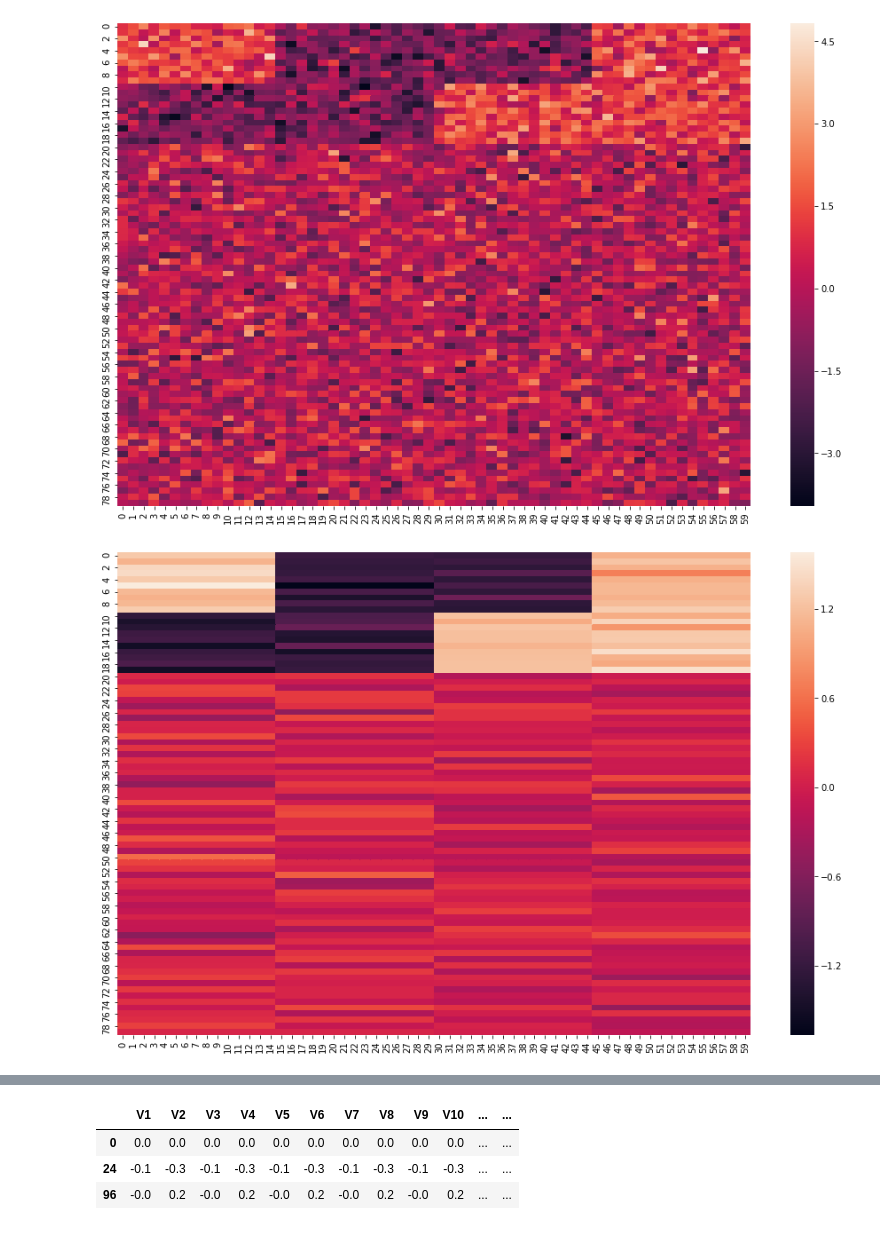
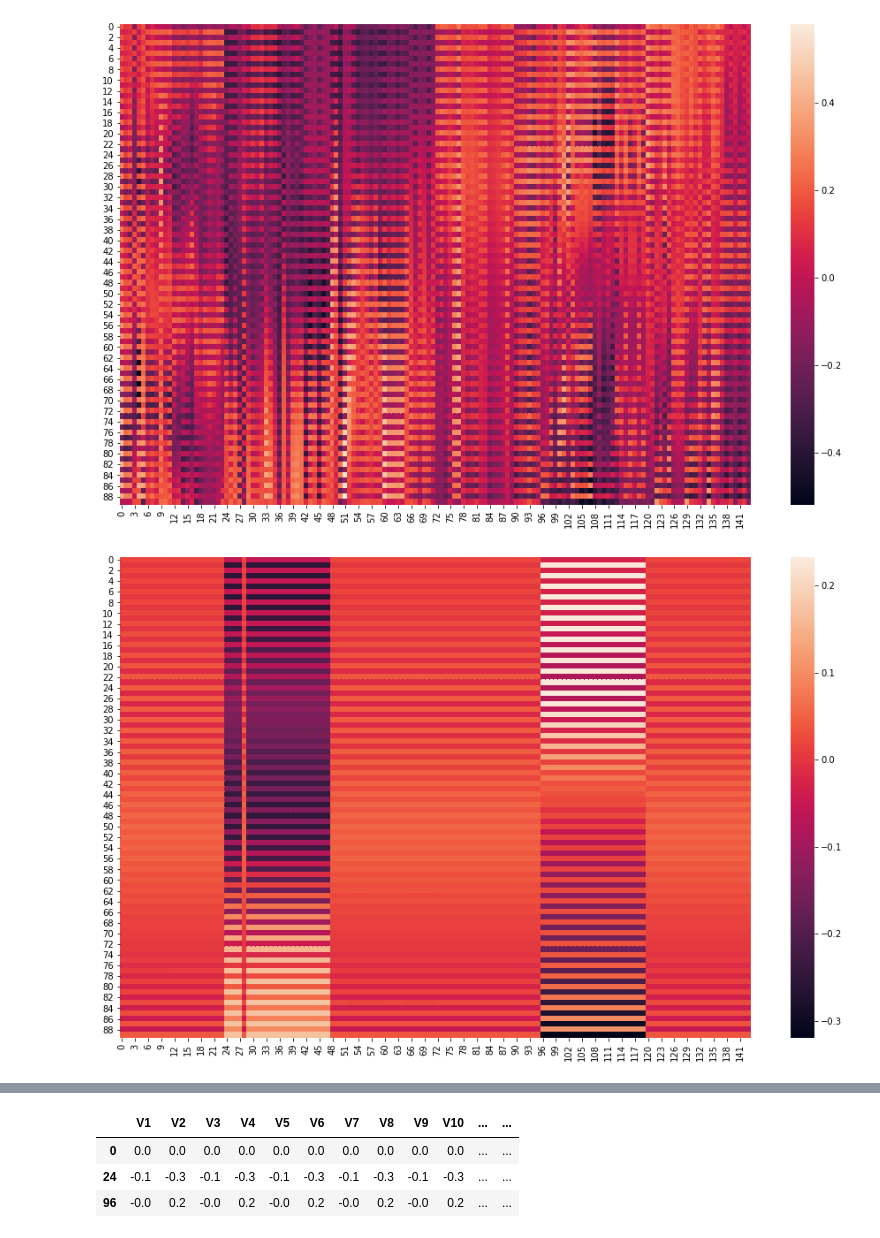
Before and after one commit to stxupengyu/sparse-convex-clustering-demonstration, a Jupyter notebook: rand_index.ipynb, the cells around one changed output, grey strips where cells are left out. Cells and saved outputs as stored; diff of their text form; code cells hidden in the pictures.

```diff
--- a/rand_index.ipynb
+++ b/rand_index.ipynb
@@ -7,22 +7,24 @@ import  matplotlib.pyplot as plt
 #原始矩阵
 data=pd.read_csv('X.csv')
 data=data.iloc[:,1:]
+data=data.T
 data=data.values
 plt.figure(figsize=(16,10))  # 创建图形
 sns.heatmap(data,annot=False)
 plt.show()
 # %% [output]
-[figure, old version]
+[figure, new version]
 # %%
 #凸聚类的特征矩阵
 data=pd.read_csv('fit1.csv')
 data=data.iloc[:,1:]
+data=data.T
 data=data.values
 plt.figure(figsize=(16,10))  # 创建图形
 sns.heatmap(data,annot=False)
 plt.show()
 # %% [output]
-[figure, old version]
+[figure, new version]
 # %%
 #稀疏凸聚类的特征矩阵
 data=pd.read_csv('fit3.csv')
```
Also changed, not shown: parts of 1 cell of this notebook.
